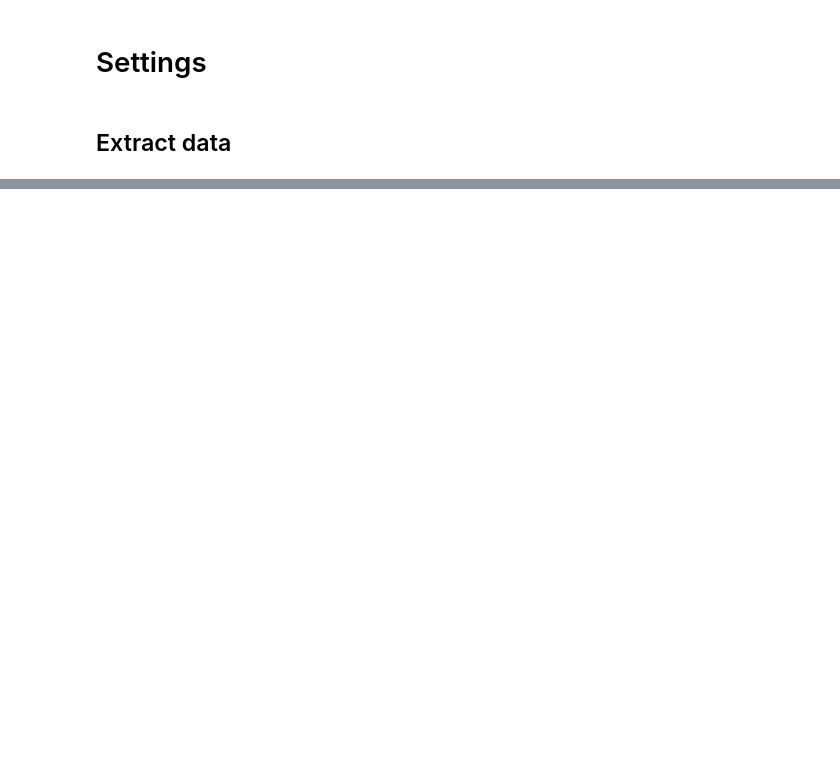
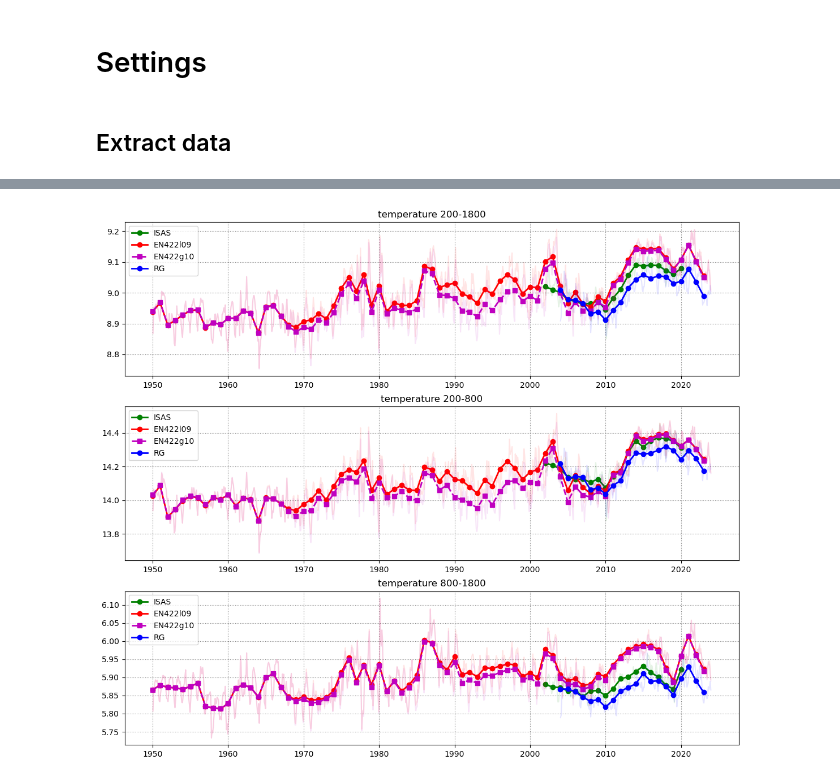
Before and after one commit to PedroVelez/ComparisonClimatologies, a Jupyter notebook: Compare_24N.ipynb, the cells around one changed output, grey strips where cells are left out. Cells and saved outputs as stored; diff of their text form; code cells hidden in the pictures; blank space fills up the shorter version.

```diff
--- a/Compare_24N.ipynb
+++ b/Compare_24N.ipynb
@@ -41,0 +138,3 @@ EN422g10_2000.salinity.mean('depth').mean('lon').plot()
+# %%
+var= EN422g10_2000_yr.temperature.mean('pre').mean('lon').values
+years= EN422g10_2000_yr.time.dt.year.values
@@ -61,0 +200,4 @@ ax[1].legend()
+# %%
+plot_timeseries('temperature')
+# %% [output]
+[figure, added]
```
Also changed, not shown: parts of 28 cells of this notebook, 4 other files.
